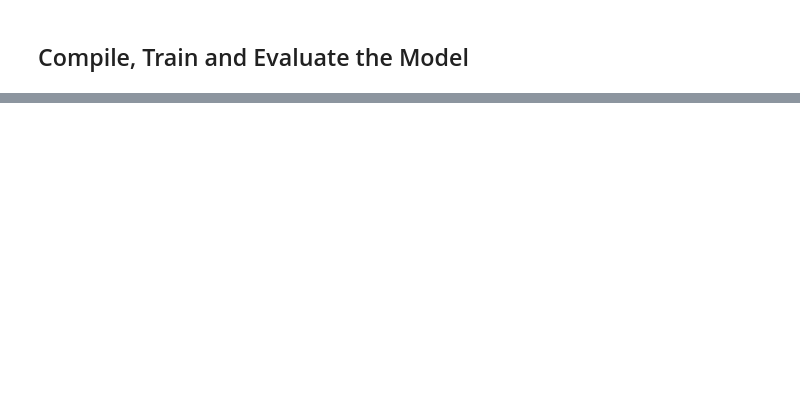
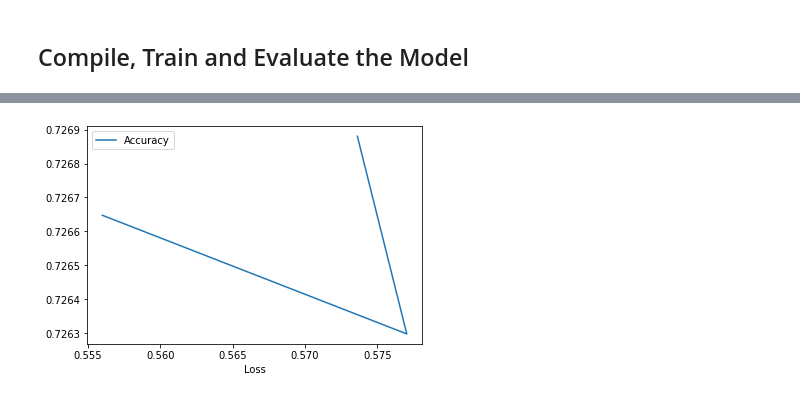
Before and after one commit to jrw99/Deep-Learning, a Jupyter notebook: AlphabetSoupCharity_Optimzation.ipynb, the cells around one changed output, grey strips where cells are left out. Drawn from its saved outputs; the diff is of its cells as text; code cells hidden in the pictures; blank space fills up the shorter version.

```diff
--- a/AlphabetSoupCharity_Optimzation.ipynb
+++ b/AlphabetSoupCharity_Optimzation.ipynb
@@ -296,0 +571,7 @@ nn.save('/content/drive/MyDrive/Homework/Deep-Learning/AlphabetSoupCharity_Optim
+# %%
+# Compile the model
+nn.compile(loss="binary_crossentropy", optimizer="adam", metrics=["accuracy"])
+# %%
+# Train the model
+createCheckPointCallback('3')
+fit_model = nn.fit(X_train_scaled,y_train,epochs=epochs, callbacks=[checkPoint_callBack])
@@ -296,0 +596,9 @@ nn.save('/content/drive/MyDrive/Homework/Deep-Learning/AlphabetSoupCharity_Optim
+# %%
+# Evaluate the model using the test data
+model_loss, model_accuracy = nn.evaluate(X_test_scaled,y_test,verbose=2)
+
+ar_loss.append(model_loss)
+
+ar_acc.append(model_accuracy)
+
+print(f"Loss: {model_loss}, Accuracy: {model_accuracy}")
@@ -296,0 +608,10 @@ nn.save('/content/drive/MyDrive/Homework/Deep-Learning/AlphabetSoupCharity_Optim
+# %%
+d = {'Loss': ar_loss, 'Accuracy': ar_acc}
+df_Results = pd.DataFrame(d)
+df_Results.dtypes
+
+df_Results["Loss"] = df_Results["Loss"].astype("str").astype("float")
+df_Results["Accuracy"] = df_Results["Accuracy"].astype("str").astype("float")
+df_Results.dtypes
+
+df_Results
@@ -296,0 +708,5 @@ nn.save('/content/drive/MyDrive/Homework/Deep-Learning/AlphabetSoupCharity_Optim
+# %%
+df_Results.plot(x = 'Loss', y ='Accuracy')
+plt.show()
+# %% [output]
+[figure, added]
```
Also changed, not shown: parts of 33 cells of this notebook.
